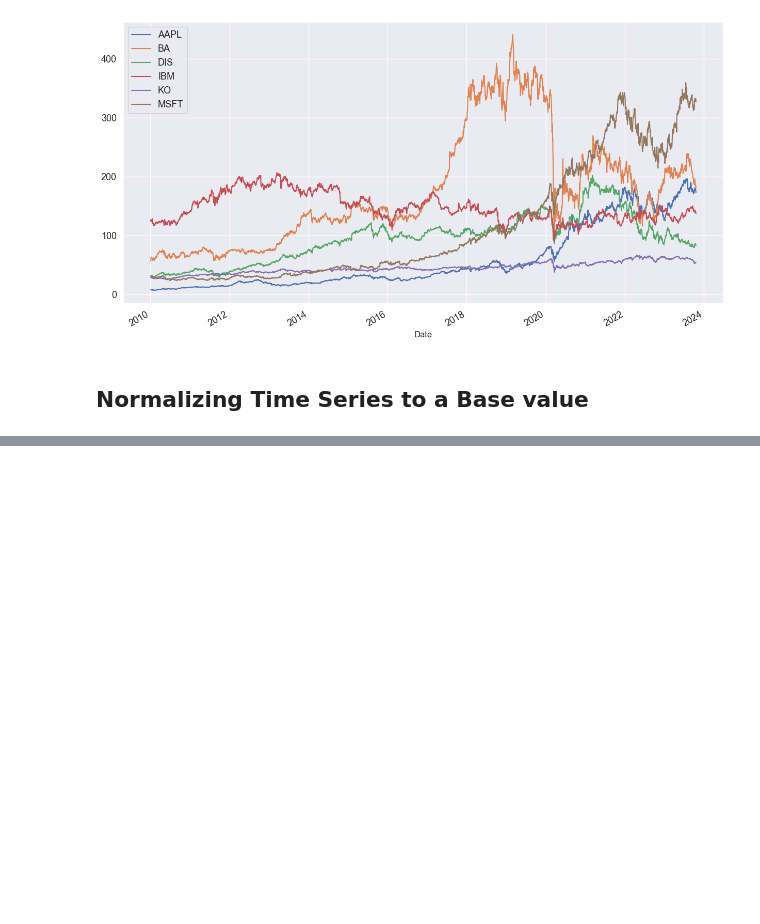
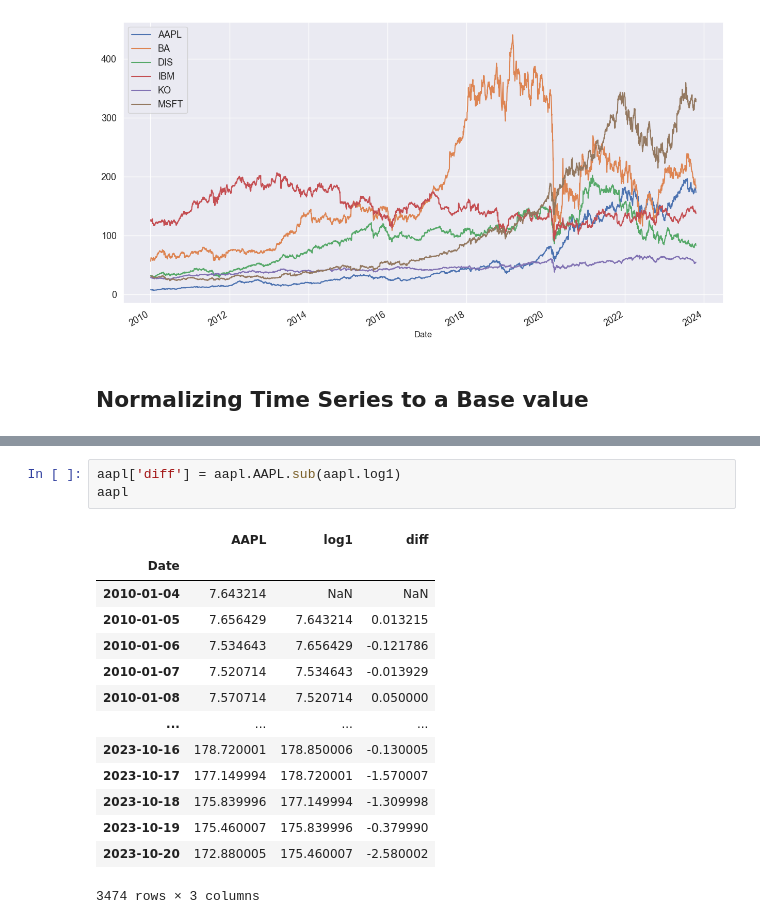
Before and after one commit to DheyaAlqaderi/TechnicalAnalysis-Gold-ML, a Jupyter notebook: Yahoo Finance practice/yahoo_finance.ipynb, the cells around one changed output, grey strips where cells are left out. Drawn from its saved outputs; the diff is of its cells as text; blank space fills up the shorter version.

```diff
--- a/Yahoo Finance practice/yahoo_finance.ipynb
+++ b/Yahoo Finance practice/yahoo_finance.ipynb
@@ -393,0 +477,18 @@ plt.show()
+# %%
+aapl['diff'] = aapl.AAPL.sub(aapl.log1)
+aapl
+# %% [output]
+|  | AAPL | log1 | diff |
+| Date |  |  |  |
+| 2010-01-04 | 7.643214 | NaN | NaN |
+| 2010-01-05 | 7.656429 | 7.643214 | 0.013215 |
+| 2010-01-06 | 7.534643 | 7.656429 | -0.121786 |
+| 2010-01-07 | 7.520714 | 7.534643 | -0.013929 |
+| 2010-01-08 | 7.570714 | 7.520714 | 0.050000 |
+| ... | ... | ... | ... |
+| 2023-10-16 | 178.720001 | 178.850006 | -0.130005 |
+| 2023-10-17 | 177.149994 | 178.720001 | -1.570007 |
+| 2023-10-18 | 175.839996 | 177.149994 | -1.309998 |
+| 2023-10-19 | 175.460007 | 175.839996 | -0.379990 |
+| 2023-10-20 | 172.880005 | 175.460007 | -2.580002 |
+3474 rows × 3 columns
```
Also changed, not shown: parts of 34 cells of this notebook, 2 other files.
